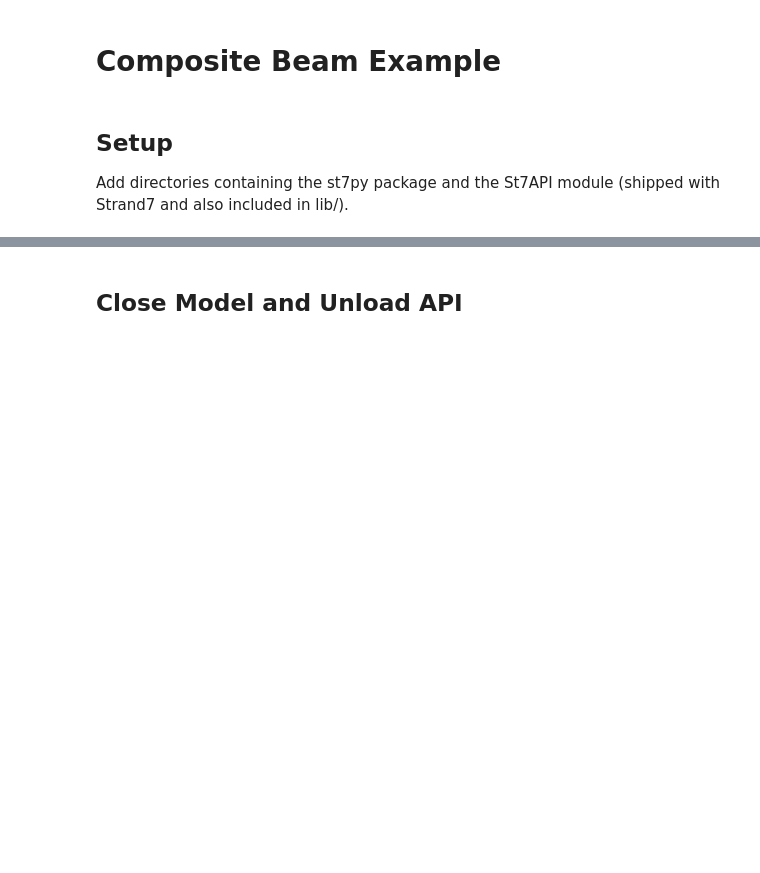
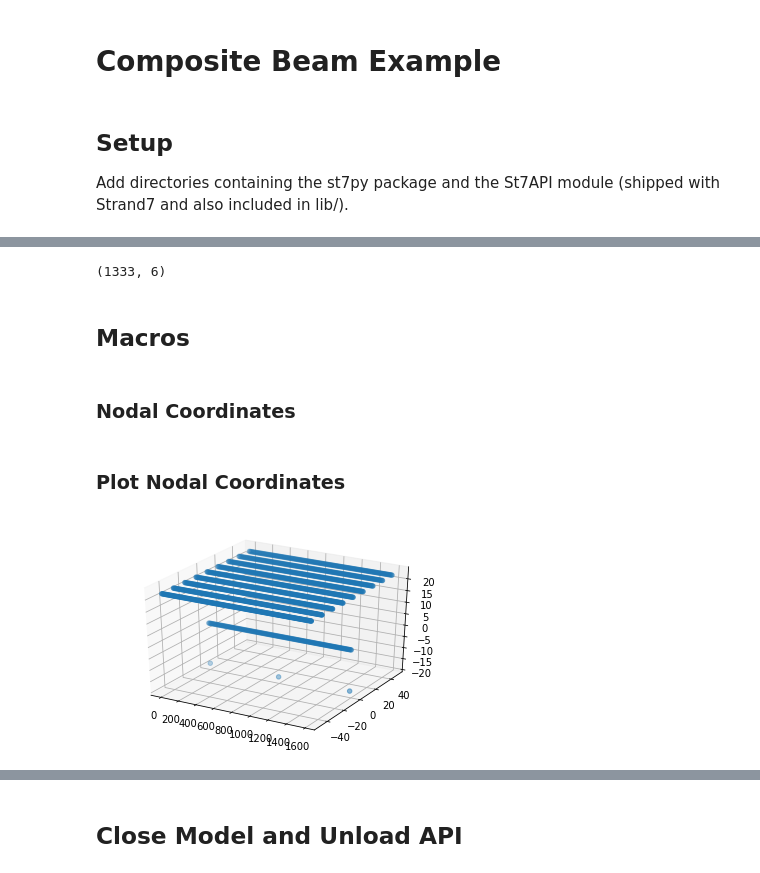
Before and after one commit to johndevitis/st7py, a Jupyter notebook: examples/beam-composite-example.ipynb, the cells around one changed output, grey strips where cells are left out. Saved outputs shown, nothing was run; the diff lists cells and outputs as text; code cells hidden in the pictures; blank space fills up the shorter version.

```diff
--- a/examples/beam-composite-example.ipynb
+++ b/examples/beam-composite-example.ipynb
@@ -31,0 +38,3 @@ Element totals:
+# %%
+# get element totals
+totals = model.totals(disp=True)
@@ -50,0 +71,38 @@ Mode 4    Frequency: 21.257994329482404 Hz
+# %%
+shapes = nfa.getModeShapes(nodes=np.arange(1,totals['Nodes']+1))
+
+# index first mode
+u1 = shapes[:,:,0]
+u1.shape
+# %% [output]
+(1333, 6)
+# %% [markdown]
+## Macros
+# %% [markdown]
+### Nodal Coordinates
+# %%
+# single node
+coord = st7.macros.get_coord(1,1)
+
+# all the nodes via list comprehension
+coords = [st7.macros.get_coord(1, node) for node in range(1, totals['Nodes']+1)]
+
+# note that we'll still need to convert to a numpy array for useful slicing
+coords = np.array(coords)
+# %% [markdown]
+### Plot Nodal Coordinates
+# %%
+from matplotlib import pyplot as plt
+from mpl_toolkits.mplot3d import Axes3D
+
+fig = plt.figure()
+ax = fig.add_subplot(111, projection='3d')
+
+ax.scatter(coords[:,0], coords[:,1], coords[:,2])
+
+# this is a hard set of equal axis (for z dim too, looks weird)
+#plt.gca().set_aspect('equal', adjustable='box')
+
+plt.show()
+# %% [output]
+[figure, added]
```
Also changed, not shown: parts of 15 cells of this notebook.
